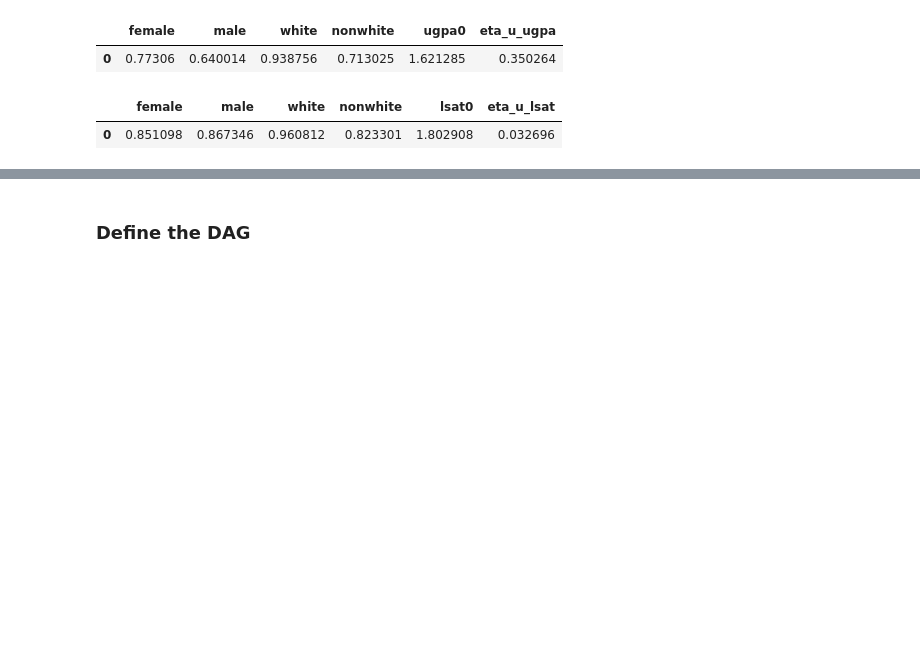
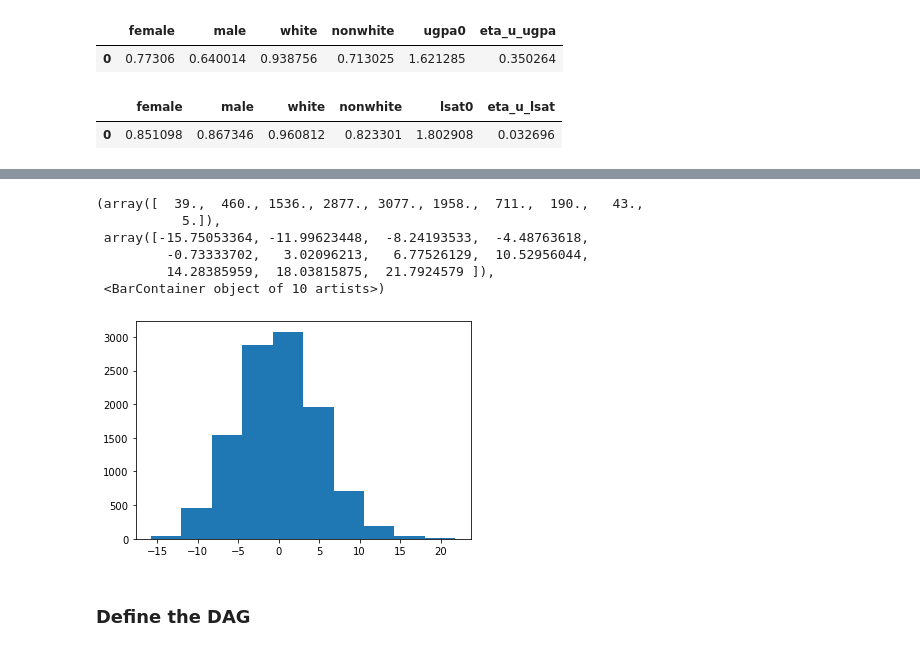
Before and after one commit to cc-jalvarez/counterfactual-situation-testing, a Jupyter notebook: src/gen_scfs_law_school.ipynb, the cells around one changed output, grey strips where cells are left out. Drawn from its saved outputs; the diff is of its cells as text; code cells hidden in the pictures; blank space fills up the shorter version.

```diff
--- a/src/gen_scfs_law_school.ipynb
+++ b/src/gen_scfs_law_school.ipynb
@@ -54,5 +74,15 @@ ugpa_deltas = pd.read_csv(rslt_path + f'{prefix}_delta_ugpa.csv', sep='|')
 # %%
 lsat_deltas = pd.read_csv(rslt_path + f'{prefix}_delta_lsat.csv', sep='|')
+# %%
+plt.hist(lsat_deltas['delta'])
+# %% [output]
+(array([  39.,  460., 1536., 2877., 3077., 1958.,  711.,  190.,   43.,
+           5.]),
+ array([-15.75053364, -11.99623448,  -8.24193533,  -4.48763618,
+         -0.73333702,   3.02096213,   6.77526129,  10.52956044,
+         14.28385959,  18.03815875,  21.7924579 ]),
+ <BarContainer object of 10 artists>)
+[figure, added]
 # %%
 # plt.hist(ugpa_deltas[ugpa_deltas['sex']=='Female']['delta'], label = 'Female')
 # plt.hist(ugpa_deltas[ugpa_deltas['sex']=='Male']['delta'], label = 'Male')
```
Also changed, not shown: parts of 12 cells of this notebook, 6 other files.
